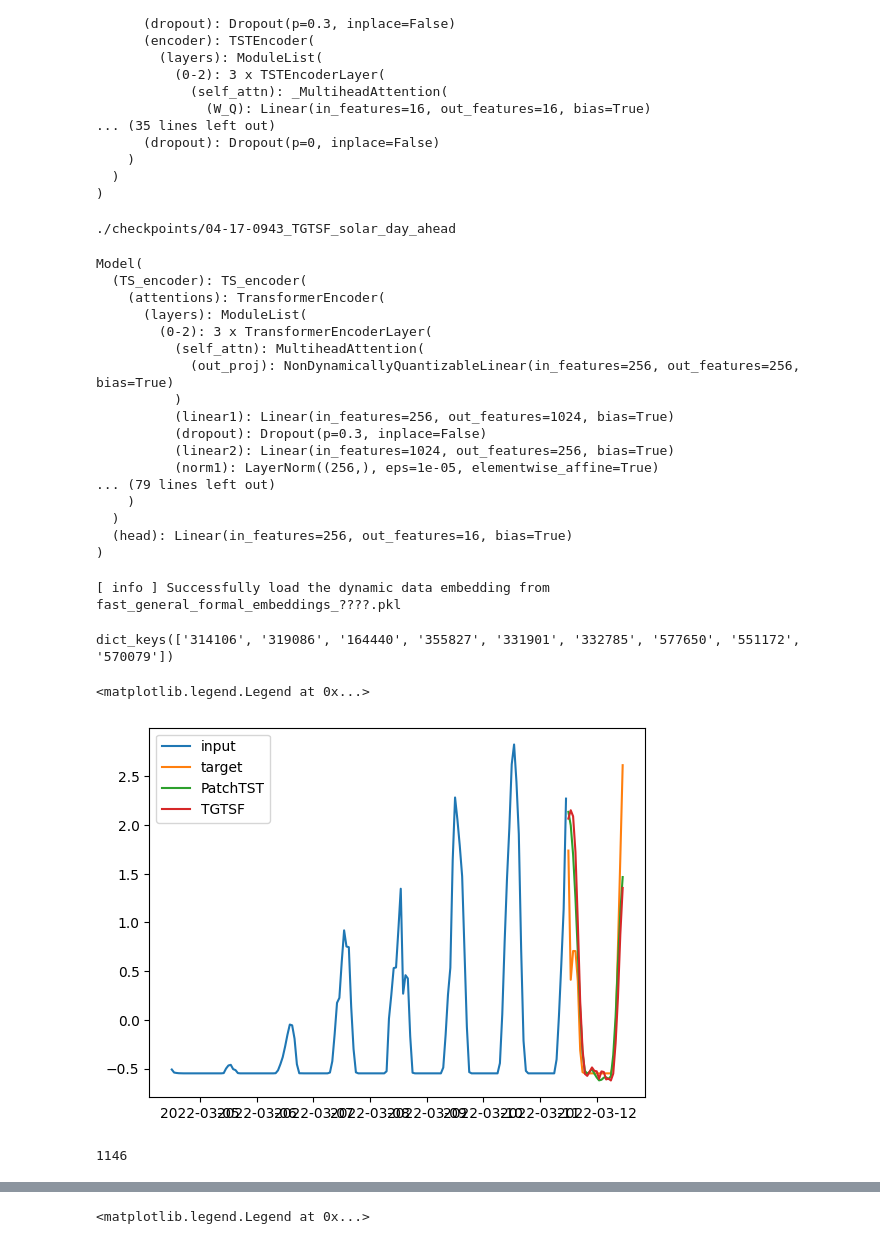
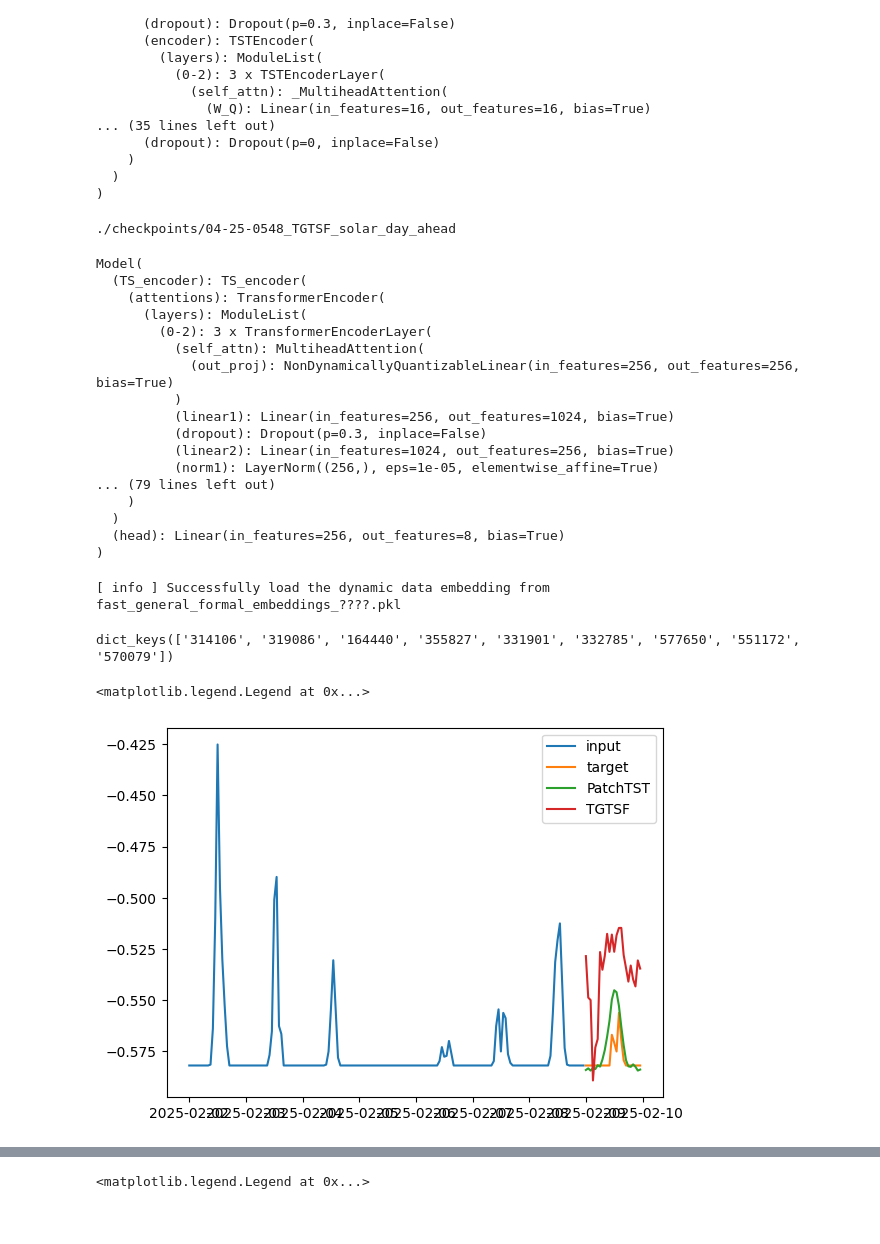
Before and after one commit to VEWOXIC/Universal-Cross-Modal-Time-Series-Forecasting-Pipeline, a Jupyter notebook: filter.ipynb, the cells around one changed output, grey strips where cells are left out. Cells and saved outputs as stored; diff of their text form; code cells hidden in the pictures.

```diff
--- a/filter.ipynb
+++ b/filter.ipynb
@@ -14,7 +14,7 @@ model = 'PatchTST'
 data = 'solar'
 ahead = 'day'
 version = 'latest'
-ckpt_base = './checkpoints'
+ckpt_base = './checkpoints/solar'
 
 ckpt_id = f'_{model}_{data}_{ahead}_ahead'
 
@@ -61,7 +61,7 @@ model = 'TGTSF'
 data = 'solar'
 ahead = 'day'
 version = 'latest'#'04-16-0316'#'latest'
-ckpt_base = './checkpoints'
+ckpt_base = './checkpoints/'#+data
 
 ckpt_id = f'_{model}_{data}_{ahead}_ahead'
 
@@ -83,7 +83,7 @@ config.device = torch.device("cuda" if torch.cuda.is_available() else "cpu")
 config.batch_size = 1
 print(ckpt_path)
 # %% [output]
-./checkpoints/04-17-0943_TGTSF_solar_day_ahead
+./checkpoints/04-25-0548_TGTSF_solar_day_ahead
 # %%
 model_TGTSF = model_init(config.model, config.model_config, config).to(config.device)
 # load the model
@@ -105,7 +105,7 @@ Model(
 ... (79 lines left out)
     )
   )
-  (head): Linear(in_features=256, out_features=16, bias=True)
+  (head): Linear(in_features=256, out_features=8, bias=True)
 )
 # %%
 id_data = Data_Provider(config)
@@ -115,37 +115,37 @@ print(fullsets.keys())
 [ info ] Successfully load the dynamic data embedding from fast_general_formal_embeddings_????.pkl
 dict_keys(['314106', '319086', '164440', '355827', '331901', '332785', '577650', '551172', '570079'])
 # %%
-sample_num = 1500
-batch_x, batch_y, timestamp_x, timestamp_y, batch_x_hetero, batch_y_hetero, hetero_x_time, hetero_y_time, hetero_general, hetero_channel = fullsets['314106'][sample_num]
+sample_num = 27072
+batch_x, batch_y, timestamp_x, timestamp_y, batch_x_hetero, batch_y_hetero, hetero_x_time, hetero_y_time, hetero_general, hetero_channel = fullsets['332785'][sample_num]
 
 batch_x = torch.tensor(batch_x).unsqueeze(0).float().to(config.device)
 batch_y = torch.tensor(batch_y).unsqueeze(0).float().to(config.device)
 batch_y_hetero = torch.tensor(batch_y_hetero).unsqueeze(0).float().to(config.device)
 hetero_channel = torch.tensor(hetero_channel).unsqueeze(0).float().to(config.device)
 
 output_TST = model_TST(x=batch_x)
 output_TST = output_TST[:, -config.output_len:, :]
 
 output_TGTSF = model_TGTSF(x=batch_x, historical_events =batch_x_hetero, news = batch_y_hetero, dataset_description=hetero_general, channel_description=hetero_channel)
 output_TGTSF = output_TGTSF[:, -config.output_len:, :]
 
 
 
 indate = [str(i) for i in timestamp_x]
 outdate = [str(i) for i in timestamp_y]
 # convert the yyyymmddHHMMSS to datetime
 indate = pd.to_datetime(indate, format='%Y%m%d%H%M%S')
 outdate = pd.to_datetime(outdate, format='%Y%m%d%H%M%S')
 # reformat the indate as datetime
 # plot the result
 # enable inline plotting
 %matplotlib inline
 plt.plot(indate, batch_x.cpu().detach().numpy().squeeze(), label='input')
 plt.plot(outdate, batch_y.cpu().detach().numpy().squeeze(), label='target')
 plt.plot(outdate, output_TST.cpu().detach().numpy().squeeze(), label='PatchTST')
 plt.plot(outdate, output_TGTSF.cpu().detach().numpy().squeeze(), label='TGTSF')
 plt.legend()
 # %% [output]
 <matplotlib.legend.Legend at 0x...>
-[figure, old version]
+[figure, new version]
 # %%
@@ -174,7 +174,3 @@ for sample_num in range(0, len(fullsets[selectset]), 24):
         'loss_TGTSF': loss_TGTSF.item(),
         'loss_mutual': loss_mutual.item(),
     }
-# %%
-len(fullsets[selectset])//24
-# %% [output]
-1146
```
Also changed, not shown: parts of 15 cells of this notebook, 26 other files.
